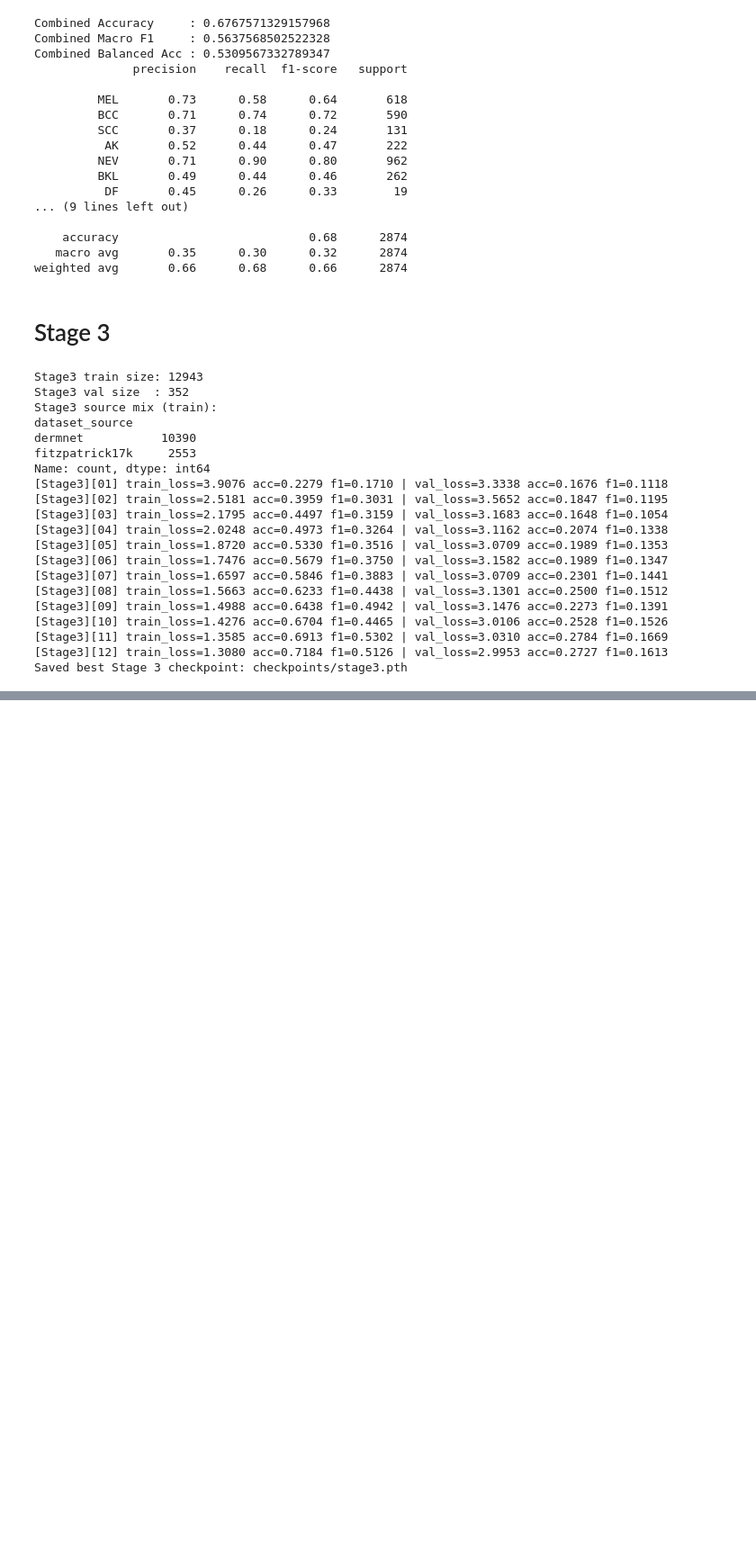
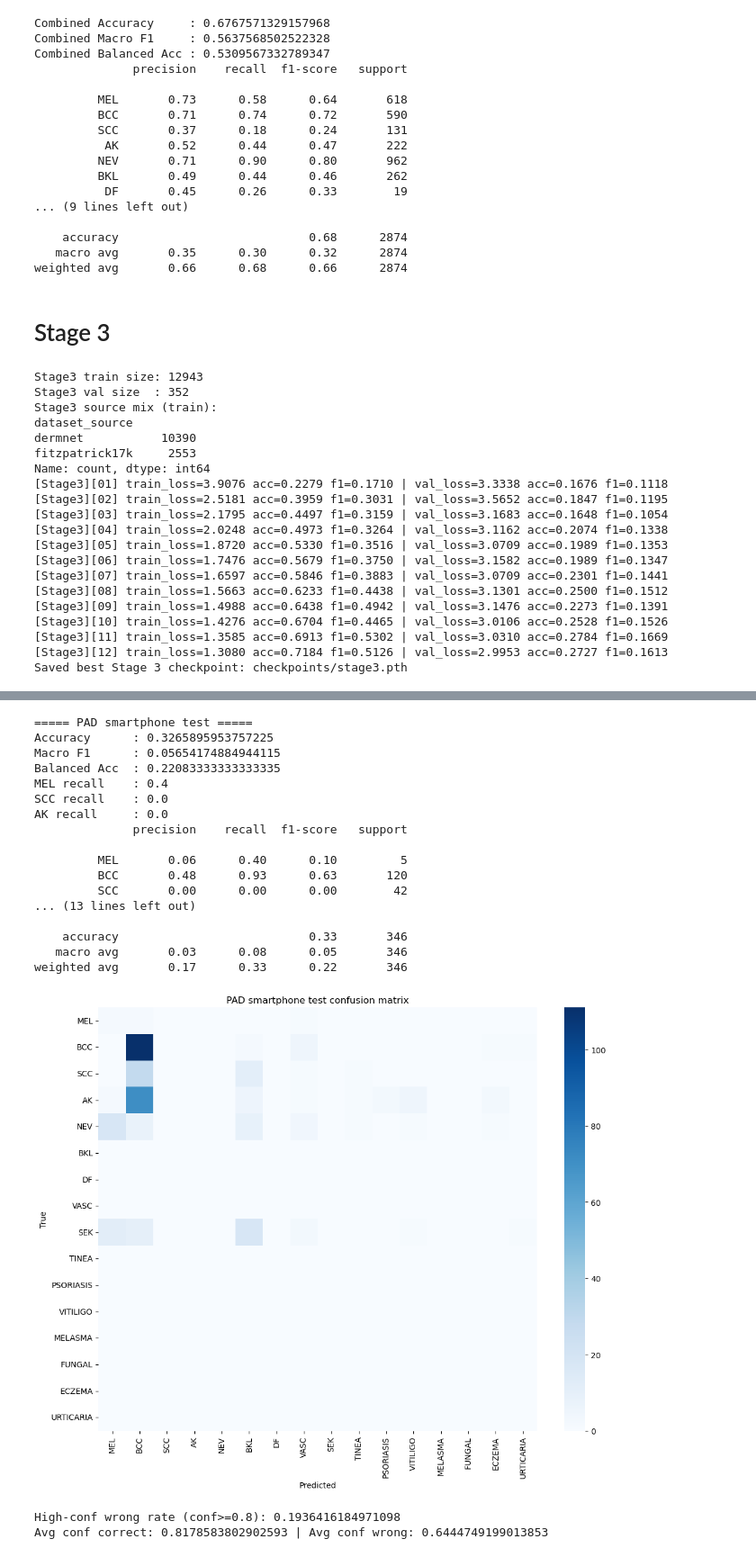
Before and after one commit to Prakhar9896/SkinDisease, a Jupyter notebook: model.ipynb, the cells around one changed output, grey strips where cells are left out. Shown at 90% size. Cells and saved outputs as stored; diff of their text form; code cells hidden in the pictures; blank space fills up the shorter version.

```diff
--- a/model.ipynb
+++ b/model.ipynb
@@ -875,0 +1118,25 @@ Saved best Stage 3 checkpoint: checkpoints/stage3.pth
+# %%
+# Check correctness for sampled PAD images
+label_map = {
+    'bcc':'BCC','mel':'MEL','scc':'SCC','ack':'AK','sek':'SEK','nev':'NEV',
+    'nv':'NEV','ak':'AK','bkl':'BKL','df':'DF','vasc':'VASC'
+}
+
+pad_df = pd.read_csv(r"data\stage2\pad_stage2_test.csv").copy()
+pad_df['gt_unified'] = pad_df['label'].astype(str).str.lower().map(label_map)
+
+for p in sample_paths:  # from your random 5 cell
+    row = pad_df.loc[pad_df['image_path'] == p]
+    if row.empty:
+        print(f"\n{p}\nGT not found")
+        continue
+
+    gt = row.iloc[0]['gt_unified']
+    top3 = infer_one(p)  # returns [('CLASS', prob), ...]
+    pred1 = top3[0][0]
+    correct_top1 = (pred1 == gt)
+    in_top3 = any(c == gt for c, _ in top3)
+
+    print(f"\n{p}")
+    print("GT:", gt, "| Pred@1:", pred1, "| Top1 correct:", correct_top1, "| In Top3:", in_top3)
+    print("Top3:", top3)
@@ -875,0 +1278,29 @@ Saved best Stage 3 checkpoint: checkpoints/stage3.pth
+# %%
+# Cell 3: PAD smartphone-domain evaluation
+pad_df = pd.read_csv(r"data\stage2\pad_stage2_test.csv").copy()
+map_raw = {'bcc':'BCC','mel':'MEL','scc':'SCC','ack':'AK','sek':'SEK','nev':'NEV','nv':'NEV'}
+pad_df['label_idx'] = pad_df['label'].astype(str).str.lower().map(map_raw).map(lambda x: UNIFIED_INDEX.get(x, -1))
+pad_df = pad_df[pad_df['label_idx'] >= 0].reset_index(drop=True)
+
+pad_report = evaluate_df(pad_df, "PAD smartphone test")
+# %% [output]
+===== PAD smartphone test =====
+Accuracy      : 0.3265895953757225
+Macro F1      : 0.05654174884944115
+Balanced Acc  : 0.22083333333333335
+MEL recall    : 0.4
+SCC recall    : 0.0
+AK recall     : 0.0
+              precision    recall  f1-score   support
+
+         MEL       0.06      0.40      0.10         5
+         BCC       0.48      0.93      0.63       120
+         SCC       0.00      0.00      0.00        42
+... (13 lines left out)
+
+    accuracy                           0.33       346
+   macro avg       0.03      0.08      0.05       346
+weighted avg       0.17      0.33      0.22       346
+[figure, added]
+High-conf wrong rate (conf>=0.8): 0.1936416184971098
+Avg conf correct: 0.8178583802902593 | Avg conf wrong: 0.6444749199013853
```
Also changed, not shown: parts of 22 cells of this notebook, 11 other files.
